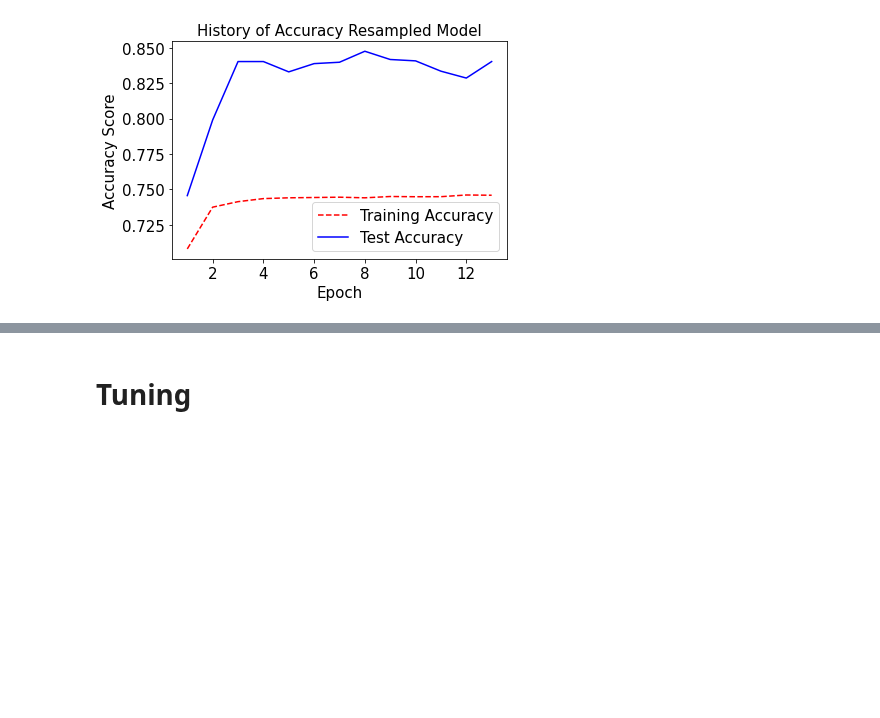
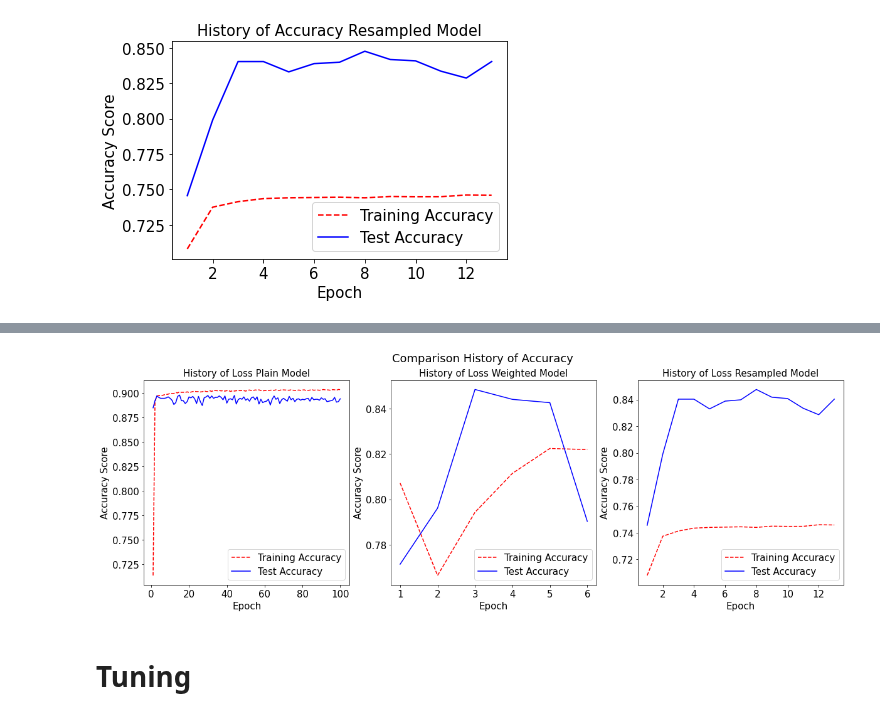
Before and after one commit to claredavies/MachineLearningCoursework, a Jupyter notebook: Assignment1/MLAssignment1KerrasUnbalancedData.ipynb, the cells around one changed output, grey strips where cells are left out. Cells and saved outputs as stored; diff of their text form; code cells hidden in the pictures; blank space fills up the shorter version.

```diff
--- a/Assignment1/MLAssignment1KerrasUnbalancedData.ipynb
+++ b/Assignment1/MLAssignment1KerrasUnbalancedData.ipynb
@@ -514,3 +536,11 @@ visualise_training_history_accuracy(history_resampled,"History of Accuracy Resam
+# %%
+fig, (ax1, ax2, ax3) = plt.subplots(1, 3,figsize=(20,6))
+fig.suptitle('Comparison History of Accuracy')
+visualise_training_history_accuracy(ax1, history_plain,"History of Loss Plain Model")
+visualise_training_history_accuracy(ax2, history_weighted,"History of Loss Weighted Model")
+visualise_training_history_accuracy(ax3, history_resampled,"History of Loss Resampled Model")
+# %% [output]
+[figure, added]
 # %% [markdown]
 # Tuning
 # %%
```
Also changed, not shown: parts of 15 cells of this notebook.
